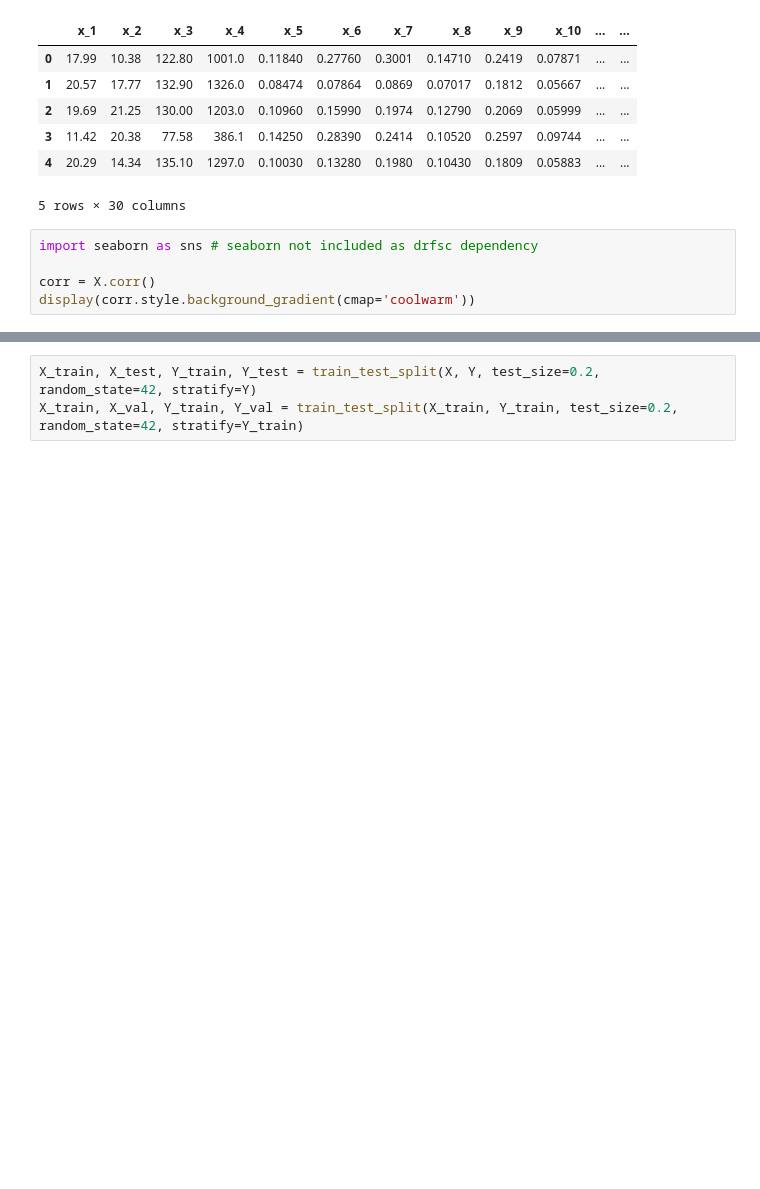
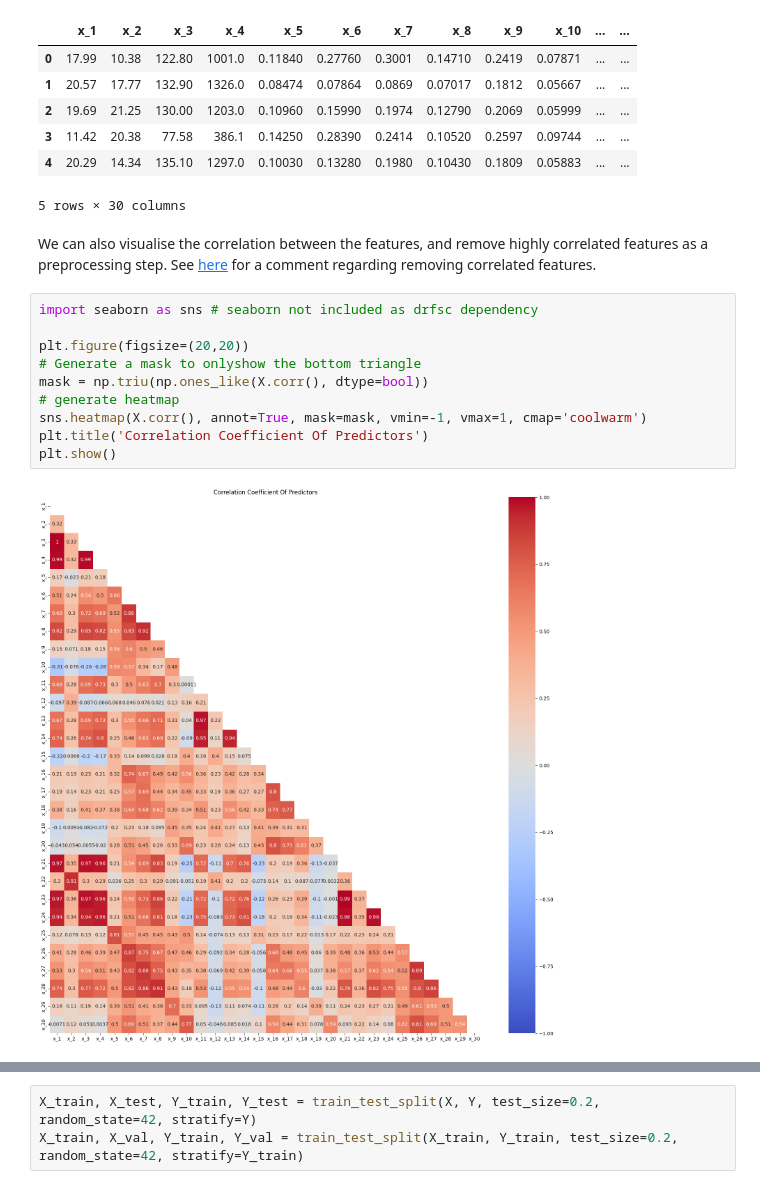
Before and after one commit to markcc309/drfsc, a Jupyter notebook: docs/notebooks/01_fitting_single.ipynb, the cells around one changed output, grey strips where cells are left out. Saved outputs shown, nothing was run; the diff lists cells and outputs as text; blank space fills up the shorter version.

```diff
--- a/docs/notebooks/01_fitting_single.ipynb
+++ b/docs/notebooks/01_fitting_single.ipynb
@@ -45,9 +46,18 @@ X.head()
 | 3 | 11.42 | 20.38 | 77.58 | 386.1 | 0.14250 | 0.28390 | 0.2414 | 0.10520 | 0.2597 | 0.09744 | ... | ... |
 | 4 | 20.29 | 14.34 | 135.10 | 1297.0 | 0.10030 | 0.13280 | 0.1980 | 0.10430 | 0.1809 | 0.05883 | ... | ... |
 5 rows × 30 columns
-# %%
-import seaborn as sns # seaborn not included as drfsc dependency
-
-corr = X.corr()
-display(corr.style.background_gradient(cmap='coolwarm'))
+# %% [markdown]
+We can also visualise the correlation between the features, and remove highly correlated features as a preprocessing step. See [here](https://markcc309.github.io/drfsc/removing_correlated_features/) for a comment regarding removing correlated features.
+# %%
+import seaborn as sns # seaborn not included as drfsc dependency
+
+plt.figure(figsize=(20,20))
+# Generate a mask to onlyshow the bottom triangle
+mask = np.triu(np.ones_like(X.corr(), dtype=bool))
+# generate heatmap
+sns.heatmap(X.corr(), annot=True, mask=mask, vmin=-1, vmax=1, cmap='coolwarm')
+plt.title('Correlation Coefficient Of Predictors')
+plt.show()
+# %% [output]
+[figure, added]
 # %%
```
Also changed, not shown: parts of 34 cells of this notebook, 1 other file.
